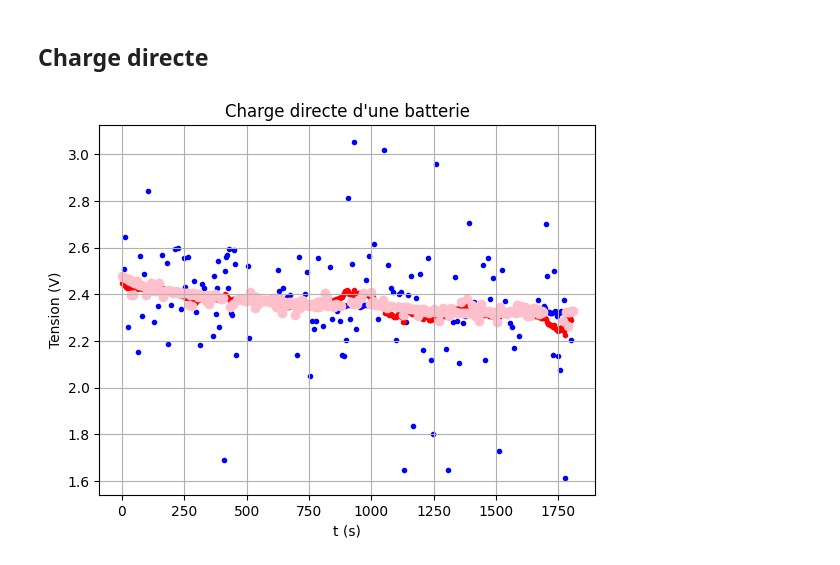
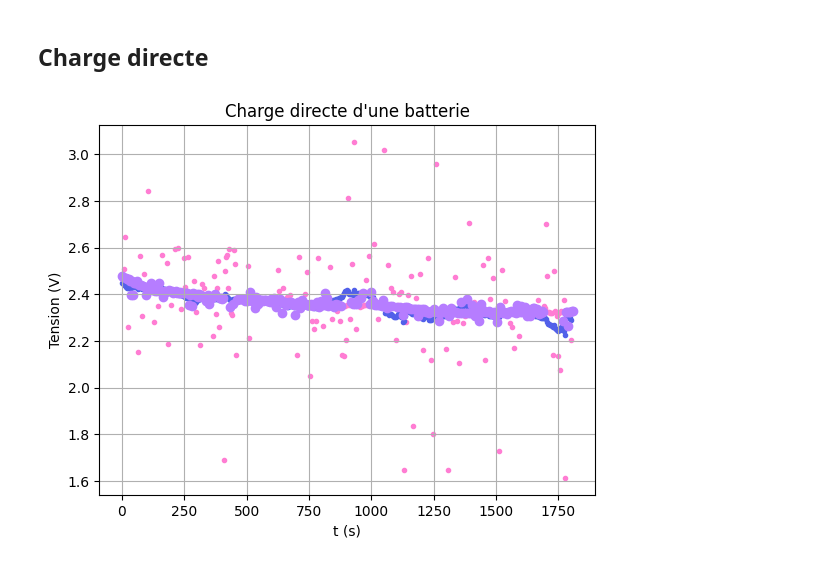
Before and after one commit to adelemarcon/TIPE, a Jupyter notebook: TIPE7chargedirecte.ipynb, the cells around one changed output. Cells and saved outputs as stored; diff of their text form; code cells hidden in the pictures.

```diff
--- a/TIPE7chargedirecte.ipynb
+++ b/TIPE7chargedirecte.ipynb
@@ -32,13 +32,13 @@ def ajustement2(fichier):
     return T, N
 T00, A00 = ajustement2("TIPE7mesure00.csv")
 # %%
-plt.scatter(t00,exp00, color = "blue", marker = '.')
-plt.scatter(t00,moy00, color = "red", marker = '.')
-plt.scatter(T00, A00, color = 'pink')
+plt.scatter(t00,exp00, color = "#ff7dd3", marker = '.')
+plt.scatter(t00,moy00, color = "#5260e9", marker = '.')
+plt.scatter(T00, A00, color = '#b67dff')
 plt.xlabel("t (s)")
 plt.ylabel("Tension (V)")
 plt.title("Charge directe d'une batterie")
 plt.grid()
 plt.show()
 # %% [output]
-[figure, old version]
+[figure, new version]
```
Also changed, not shown: 1 other file.
